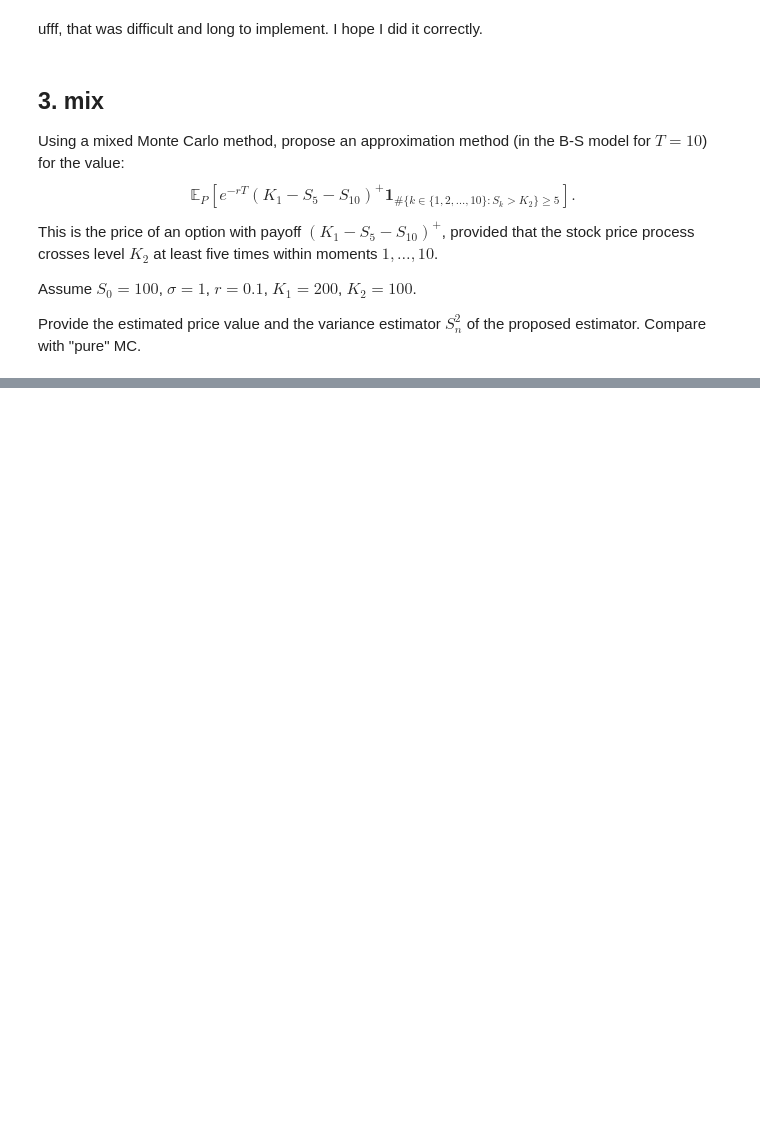
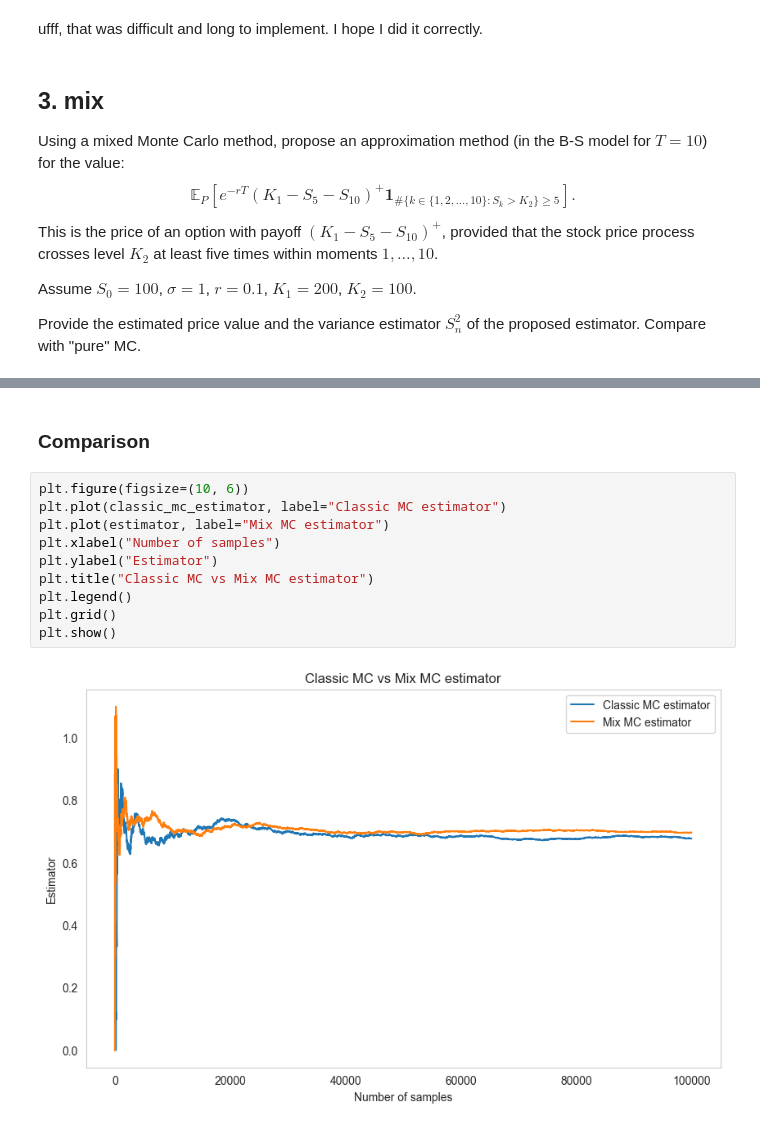
Before and after one commit to fantasy2fry/FinancialMathIntro, a Jupyter notebook: lab6/l6.ipynb, the cells around one changed output, grey strips where cells are left out. Saved outputs shown, nothing was run; the diff lists cells and outputs as text; blank space fills up the shorter version.

```diff
--- a/lab6/l6.ipynb
+++ b/lab6/l6.ipynb
@@ -623,0 +752,14 @@ Provide the estimated price value and the variance estimator $S_n^2$ of the prop
+# %% [markdown]
+### Comparison
+# %%
+plt.figure(figsize=(10, 6))
+plt.plot(classic_mc_estimator, label="Classic MC estimator")
+plt.plot(estimator, label="Mix MC estimator")
+plt.xlabel("Number of samples")
+plt.ylabel("Estimator")
+plt.title("Classic MC vs Mix MC estimator")
+plt.legend()
+plt.grid()
+plt.show()
+# %% [output]
+[figure, added]
```
Also changed, not shown: parts of 5 cells of this notebook.
